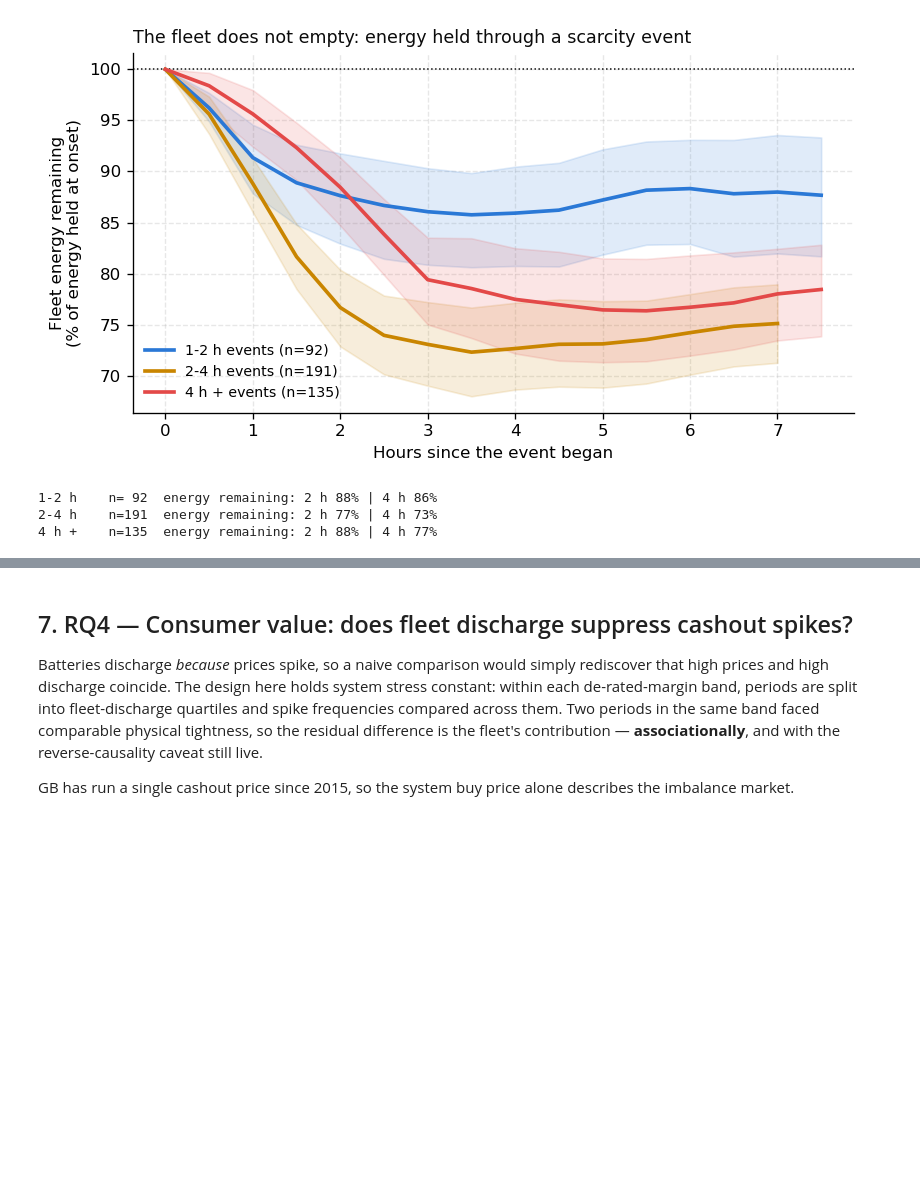
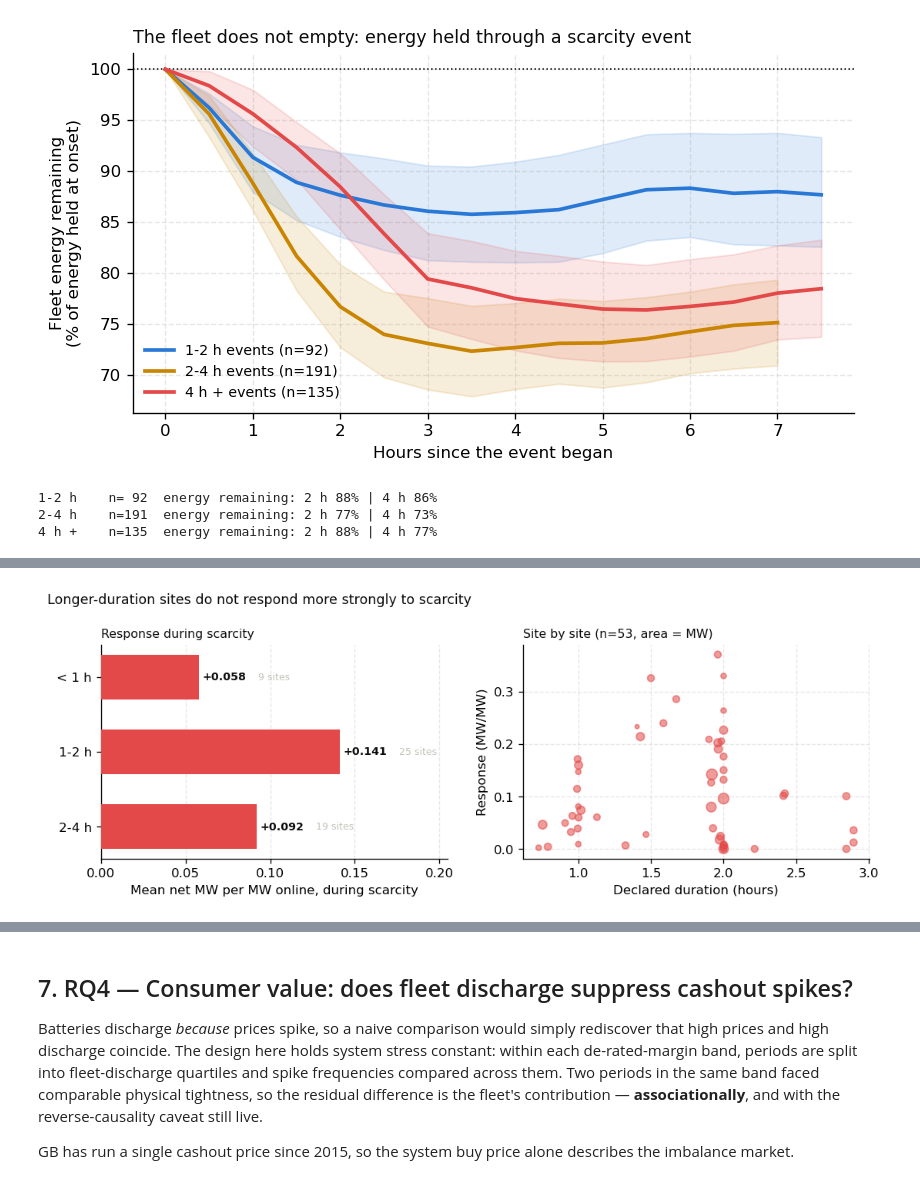
Before and after one commit to shaw029/power-trading, a Jupyter notebook: notebooks/05_stress_response_study.ipynb, the cells around one changed output, grey strips where cells are left out. Cells and saved outputs as stored; diff of their text form; code cells hidden in the pictures; blank space fills up the shorter version.

```diff
--- a/notebooks/05_stress_response_study.ipynb
+++ b/notebooks/05_stress_response_study.ipynb
@@ -1673,3 +1673,87 @@ for name, (arr, n) in surv.items():
 1-2 h    n= 92  energy remaining: 2 h 88% | 4 h 86%
 2-4 h    n=191  energy remaining: 2 h 77% | 4 h 73%
 4 h +    n=135  energy remaining: 2 h 88% | 4 h 77%
+# %%
+# Figure — is the alignment gap a market-incentive gap or a physical one?
+#
+# The counterfactual runs a 50 MW / 2 h battery. If the gap is really about
+# duration rather than timing, then how long a real site can run should predict
+# how well it covers a scarcity event. This segments the observed fleet by
+# declared energy/power and asks the same questions of each band.
+DURATION_BANDS = [(0.0, 1.0, "< 1 h"), (1.0, 2.0, "1-2 h"),
+                  (2.0, 4.0, "2-4 h"), (4.0, 99.0, "4 h +")]
+
+site_hours = {s: SITE_MWH[s] / SITE_MW[s]
+              for s in SITE_MWH
+              if SITE_MWH.get(s) == SITE_MWH.get(s)     # not NaN
+              and SITE_MW.get(s, 0) > 0}
+
+def _band(h):
+    for lo, hi, name in DURATION_BANDS:
+        if lo <= h < hi:
+            return name
+    return None
+
+crit_mask = pd.Series(CRITICAL, index=grid).fillna(False)
+dur_rows = []
+for site, hours in site_hours.items():
+    name = _band(hours)
+    if name is None or site not in wide.columns:
+        continue
+    mw_site = SITE_MW.get(site, 0.0)
+    if mw_site <= 0:
+        continue
+    net = wide[site].reindex(grid) / mw_site       # MW per MW of site capacity
+    during = net[crit_mask]
+    if during.notna().sum() < 30:                  # too thin to characterise
+        continue
+    soc_site = soc_df[site].reindex(grid) if site in soc_df.columns else pd.Series(dtype=float)
+    dur_rows.append({
+        "site": site, "band": name, "hours": hours, "mw": mw_site,
+        "response": during.mean(),
+        "soc_at_stress": soc_site[crit_mask].mean() if len(soc_site) else np.nan,
+        "n": int(during.notna().sum()),
+    })
+
+dur_df = pd.DataFrame(dur_rows)
+order = [n for _, _, n in DURATION_BANDS if n in set(dur_df["band"])]
+summary = (dur_df.groupby("band")
+           .agg(sites=("site", "size"), mw=("mw", "sum"),
+                response=("response", "mean"), soc=("soc_at_stress", "mean"))
+           .reindex(order))
+print(summary.to_string(float_format=lambda v: f"{v:,.3f}"))
+
+fig, (axL, axR) = plt.subplots(1, 2, figsize=(9.2, 3.5),
+                               gridspec_kw={"width_ratios": [1, 1]})
+y = np.arange(len(summary))
+axL.barh(y, summary["response"], height=0.6, color=C["cost"], zorder=3)
+for i, (v, n) in enumerate(zip(summary["response"], summary["sites"])):
+    axL.text(v + 0.002, i, f"{v:+.3f}", va="center", fontsize=8.5,
+             fontweight="bold", color=C["ink"])
+    axL.annotate(f"{n} sites", (v, i), xytext=(46, 0), textcoords="offset points",
+                 va="center", fontsize=7.5, color=C["ghost"])
+axL.set_yticks(y, summary.index)
+axL.invert_yaxis()
+axL.grid(axis="y", visible=False)
+axL.set_xlim(0, max(summary["response"].max() * 1.45, 0.01))
+axL.set_xlabel("Mean net MW per MW online, during scarcity")
+axL.set_title("Response during scarcity", fontsize=9.5, loc="left", color=C["ink"])
+
+axR.scatter(dur_df["hours"], dur_df["response"], s=np.sqrt(dur_df["mw"]) * 4.0,
+            color=C["cost"], alpha=0.55, zorder=3)
+axR.set_xlabel("Declared duration (hours)")
+axR.set_ylabel("Response (MW/MW)")
+axR.set_title(f"Site by site (n={len(dur_df)}, area = MW)", fontsize=9.5,
+              loc="left", color=C["ink"])
+fig.suptitle("Longer-duration sites do not respond more strongly to scarcity",
+             fontsize=10.5, x=0.005, ha="left", color=C["ink"])
+plt.tight_layout()
+# Print-resolution export for the poster: response by declared duration.
+save_poster_fig(fig, "nb05_fig_response_by_duration")
+
+plt.show()
+
+if len(dur_df) > 5:
+    r = dur_df[["hours", "response"]].corr().iloc[0, 1]
+    print(f"\nCorrelation, declared duration vs response: {r:+.2f} (n={len(dur_df)} sites)")
+# %% [output]
@@ -1675,0 +1765 @@ for name, (arr, n) in surv.items():
+[figure, added]
```
Also changed, not shown: parts of 2 cells of this notebook, 1 other file.
